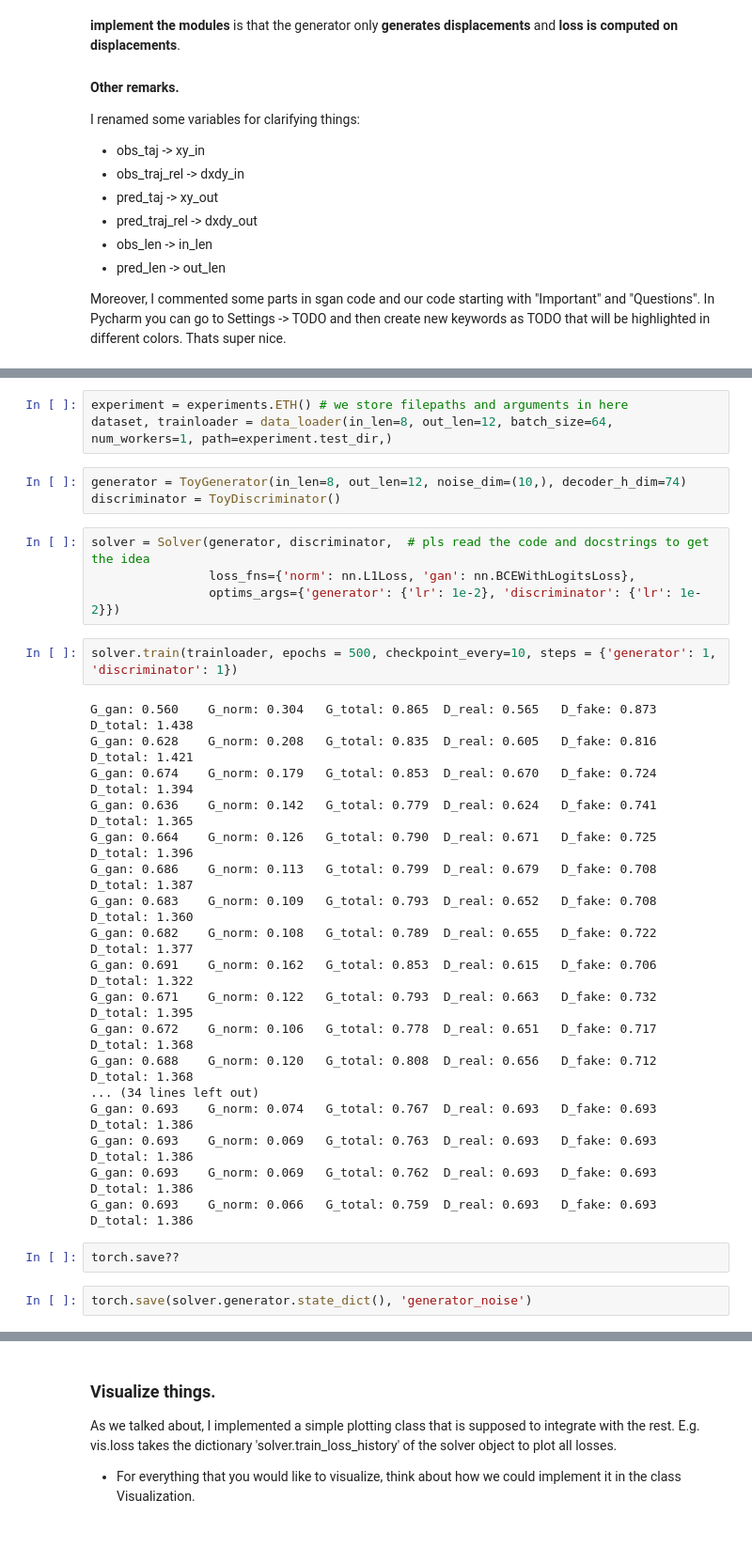
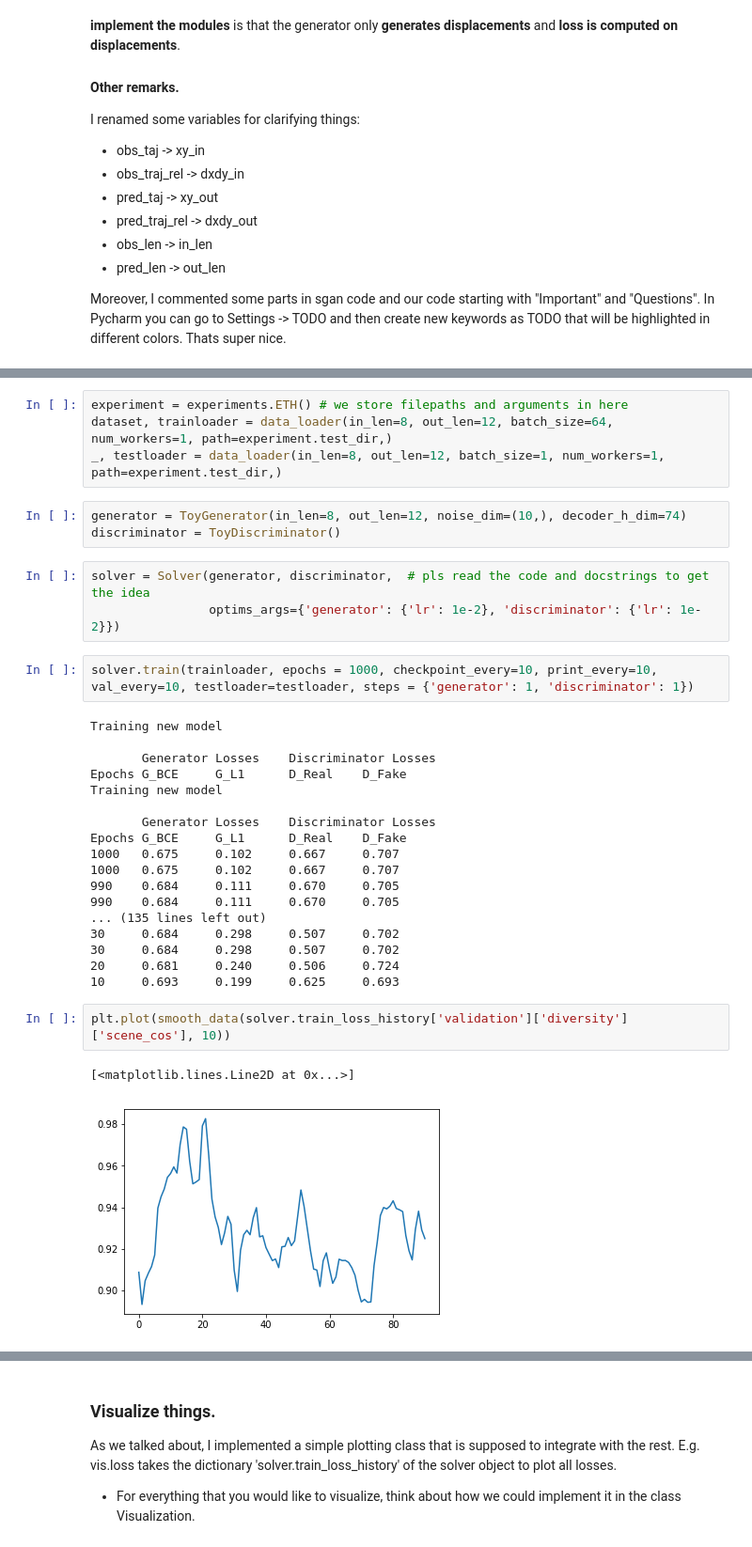
Before and after one commit to lappalainenj/mapsgan, a Jupyter notebook: examples/How to train the toymodel?.ipynb, the cells around one changed output, grey strips where cells are left out. Shown: that part at 94% size. Drawn from its saved outputs; the diff is of its cells as text.

```diff
--- a/examples/How to train the toymodel?.ipynb
+++ b/examples/How to train the toymodel?.ipynb
@@ -29,34 +32,35 @@ The autoreload extension is already loaded. To reload it, use:
 # %%
 experiment = experiments.ETH() # we store filepaths and arguments in here
 dataset, trainloader = data_loader(in_len=8, out_len=12, batch_size=64, num_workers=1, path=experiment.test_dir,)
+_, testloader = data_loader(in_len=8, out_len=12, batch_size=1, num_workers=1, path=experiment.test_dir,)
 # %%
 generator = ToyGenerator(in_len=8, out_len=12, noise_dim=(10,), decoder_h_dim=74)
 discriminator = ToyDiscriminator()
 # %%
 solver = Solver(generator, discriminator,  # pls read the code and docstrings to get the idea
-                loss_fns={'norm': nn.L1Loss, 'gan': nn.BCEWithLogitsLoss},
                 optims_args={'generator': {'lr': 1e-2}, 'discriminator': {'lr': 1e-2}})
 # %%
-solver.train(trainloader, epochs = 500, checkpoint_every=10, steps = {'generator': 1, 'discriminator': 1})
+solver.train(trainloader, epochs = 1000, checkpoint_every=10, print_every=10, val_every=10, testloader=testloader, steps = {'generator': 1, 'discriminator': 1})
 # %% [output]
-G_gan: 0.560    G_norm: 0.304   G_total: 0.865  D_real: 0.565   D_fake: 0.873   D_total: 1.438
-G_gan: 0.628    G_norm: 0.208   G_total: 0.835  D_real: 0.605   D_fake: 0.816   D_total: 1.421
-G_gan: 0.674    G_norm: 0.179   G_total: 0.853  D_real: 0.670   D_fake: 0.724   D_total: 1.394
-G_gan: 0.636    G_norm: 0.142   G_total: 0.779  D_real: 0.624   D_fake: 0.741   D_total: 1.365
-G_gan: 0.664    G_norm: 0.126   G_total: 0.790  D_real: 0.671   D_fake: 0.725   D_total: 1.396
-G_gan: 0.686    G_norm: 0.113   G_total: 0.799  D_real: 0.679   D_fake: 0.708   D_total: 1.387
-G_gan: 0.683    G_norm: 0.109   G_total: 0.793  D_real: 0.652   D_fake: 0.708   D_total: 1.360
-G_gan: 0.682    G_norm: 0.108   G_total: 0.789  D_real: 0.655   D_fake: 0.722   D_total: 1.377
-G_gan: 0.691    G_norm: 0.162   G_total: 0.853  D_real: 0.615   D_fake: 0.706   D_total: 1.322
-G_gan: 0.671    G_norm: 0.122   G_total: 0.793  D_real: 0.663   D_fake: 0.732   D_total: 1.395
-G_gan: 0.672    G_norm: 0.106   G_total: 0.778  D_real: 0.651   D_fake: 0.717   D_total: 1.368
-G_gan: 0.688    G_norm: 0.120   G_total: 0.808  D_real: 0.656   D_fake: 0.712   D_total: 1.368
-... (34 lines left out)
-G_gan: 0.693    G_norm: 0.074   G_total: 0.767  D_real: 0.693   D_fake: 0.693   D_total: 1.386
-G_gan: 0.693    G_norm: 0.069   G_total: 0.763  D_real: 0.693   D_fake: 0.693   D_total: 1.386
-G_gan: 0.693    G_norm: 0.069   G_total: 0.762  D_real: 0.693   D_fake: 0.693   D_total: 1.386
-G_gan: 0.693    G_norm: 0.066   G_total: 0.759  D_real: 0.693   D_fake: 0.693   D_total: 1.386
+Training new model
+
+       Generator Losses    Discriminator Losses
+Epochs G_BCE     G_L1      D_Real    D_Fake
+Training new model
+
+       Generator Losses    Discriminator Losses
+Epochs G_BCE     G_L1      D_Real    D_Fake
+1000   0.675     0.102     0.667     0.707
+1000   0.675     0.102     0.667     0.707
+990    0.684     0.111     0.670     0.705
+990    0.684     0.111     0.670     0.705
+... (135 lines left out)
+30     0.684     0.298     0.507     0.702
+30     0.684     0.298     0.507     0.702
+20     0.681     0.240     0.506     0.724
+10     0.693     0.199     0.625     0.693
-# %%
-torch.save??
-# %%
-torch.save(solver.generator.state_dict(), 'generator_noise')
+# %%
+plt.plot(smooth_data(solver.train_loss_history['validation']['diversity']['scene_cos'], 10))
+# %% [output]
+[<matplotlib.lines.Line2D at 0x...>]
+[figure, added]
```
Also changed, not shown: parts of 5 cells of this notebook, 2 other files.
